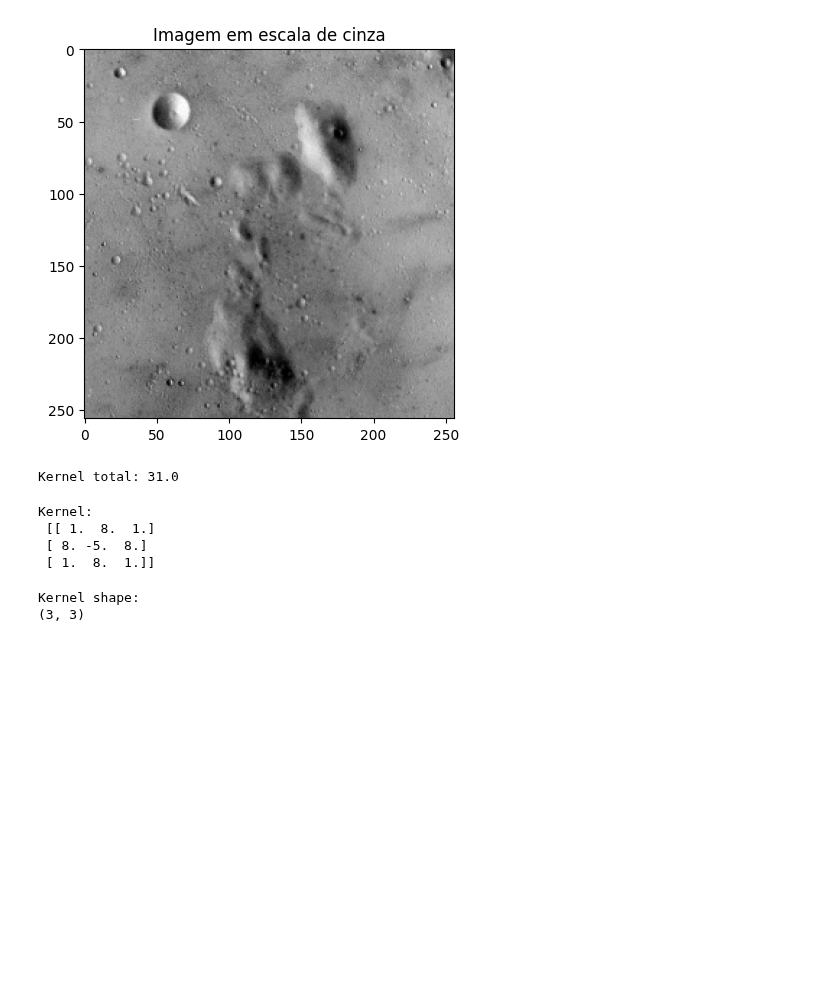
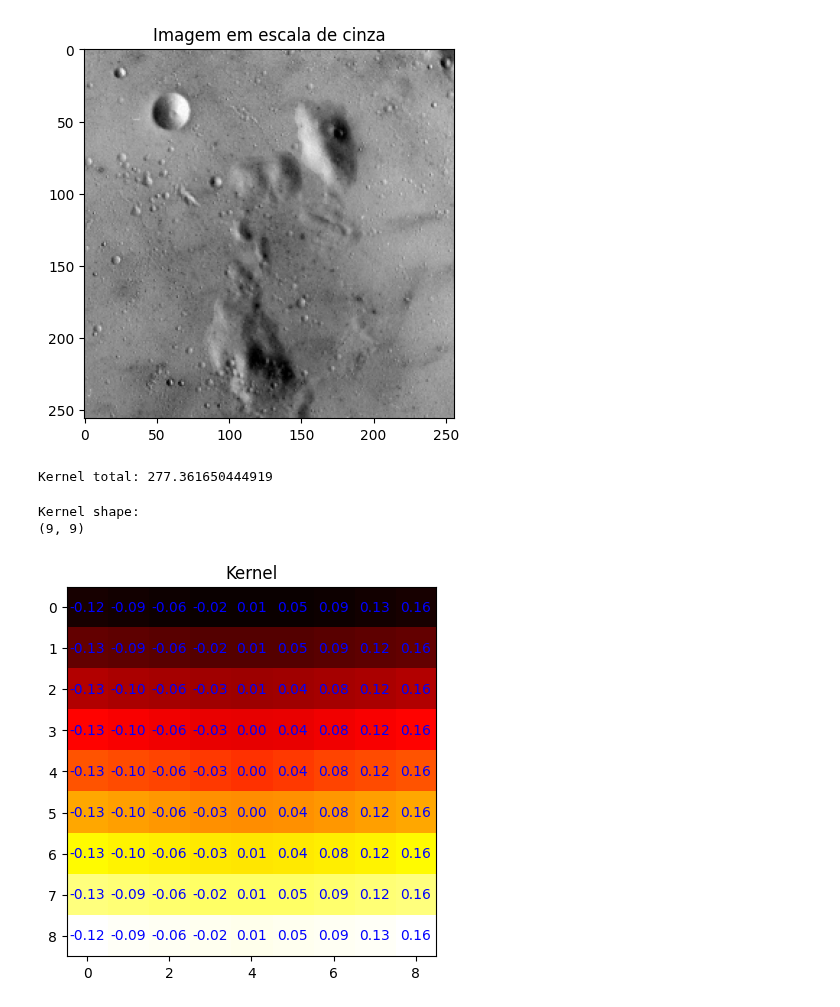
Before and after one commit to tomast1337/Image-Processing, a Jupyter notebook: aula7.ipynb, the cells around one changed output. Drawn from its saved outputs; the diff is of its cells as text; code cells hidden in the pictures; blank space fills up the shorter version.

```diff
--- a/aula7.ipynb
+++ b/aula7.ipynb
@@ -24,25 +24,32 @@ plt.title("Imagem em escala de cinza")
 plt.show()
 # %% [output]
 [figure]
-# %%
-kernel = [
-    [1,8,1],
-    [8,-5,8],
-    [1,8,1]
-]
-
-kernel = np.array(kernel, dtype="float")
-kernel_total = np.sum(kernel)
-print("Kernel total:", kernel_total)
-print("Kernel:\n", kernel)
-print("Kernel shape:", kernel.shape)
-kernel = kernel / kernel_total
-# %% [output]
-Kernel total: 31.0
-Kernel:
- [[ 1.  8.  1.]
- [ 8. -5.  8.]
- [ 1.  8.  1.]]
-Kernel shape:
-(3, 3)
+# %%
+kernel_size = 9
+f = lambda x,y : abs(np.sqrt(x **2 + y **2) + x * 10 )
+kernel = np.ones((kernel_size, kernel_size), dtype="float")
+for i in range(kernel_size):
+    for j in range(kernel_size):
+        x = i - kernel_size // 2
+        y = j - kernel_size // 2
+        kernel[i,j] = f(x,y)
+kernel_total = np.sum(kernel)
+print("Kernel total:", kernel_total)
+print("Kernel shape:", kernel.shape)
+kernel = kernel / kernel_total
+
+# plot kernel heatmap
+plt.imshow(kernel, cmap="hot")
+plt.title("Kernel")
+
+# add numbers to heatmap
+for i in range(kernel_size):
+    for j in range(kernel_size):
+        plt.text(i, j, f"{kernel[i,j]:.2f}", ha="center", va="center", color="blue")
+plt.show()
+# %% [output]
+Kernel total: 277.361650444919
+Kernel shape:
+(9, 9)
+[figure, added]
 # %%
```
Also changed, not shown: parts of 2 cells of this notebook.
